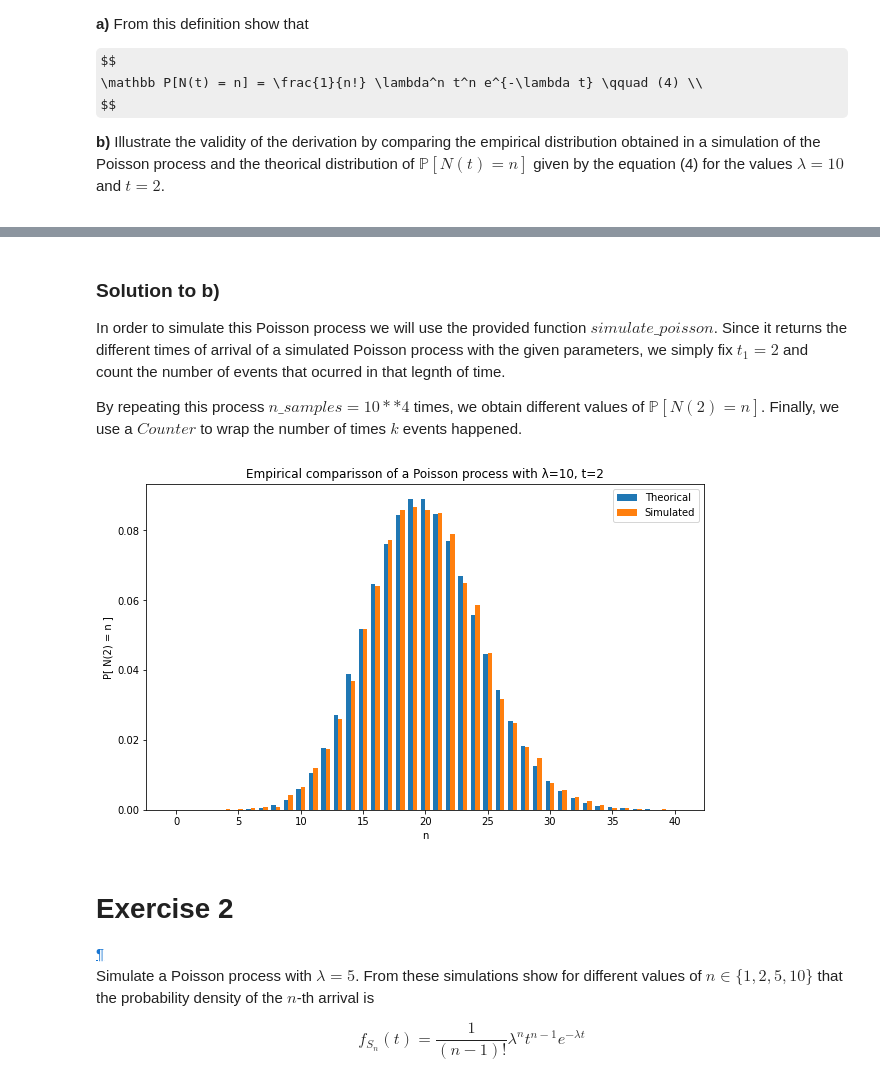
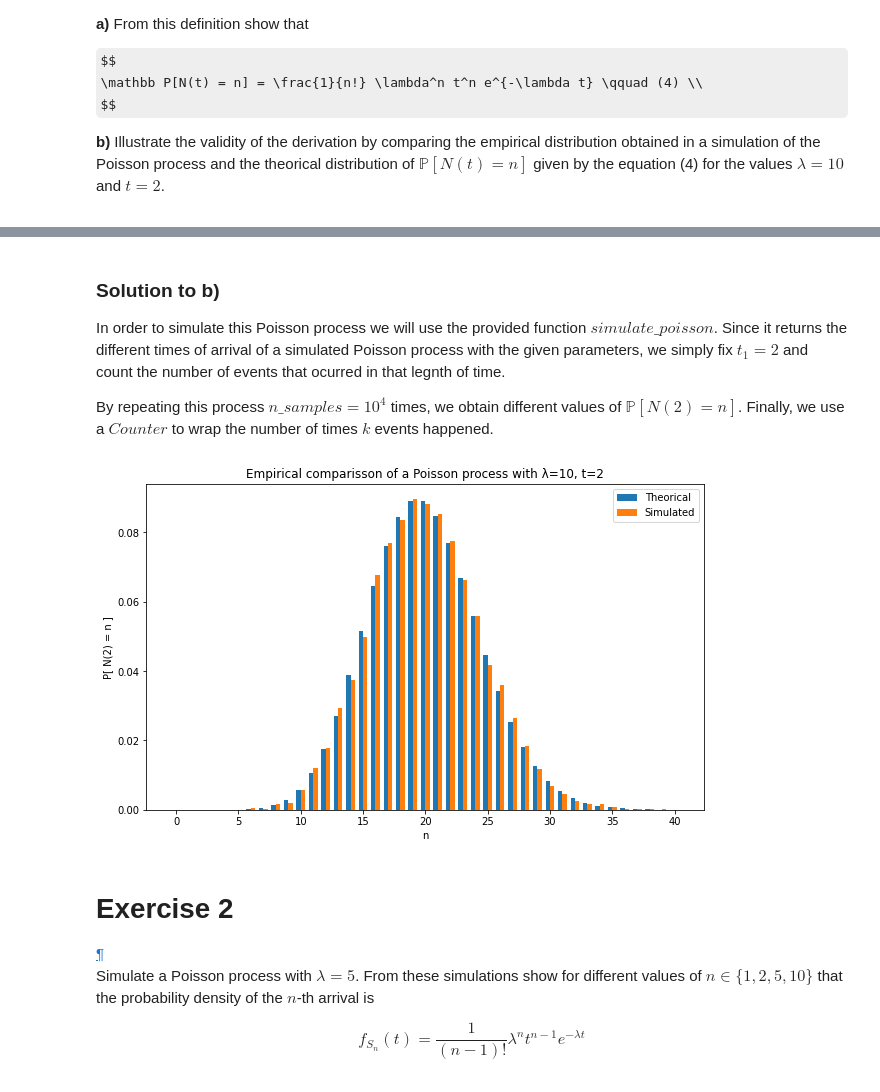
Before and after one commit to Ocete/mcd-pe-continuo, a Jupyter notebook: P1/ejercicios.ipynb, the cells around one changed output, grey strips where cells are left out. Cells and saved outputs as stored; diff of their text form; code cells hidden in the pictures; some formulas as TeX source.

```diff
--- a/P1/ejercicios.ipynb
+++ b/P1/ejercicios.ipynb
@@ -193,32 +191,11 @@ Proving that $x(t)$ as defined in equation (4) is a solution to the differential
 
 In order to simulate this Poisson process we will use the provided function $simulate\_poisson$. Since it returns the different times of arrival of a simulated Poisson process with the given parameters, we simply fix $t_1=2$ and count the number of events that ocurred in that legnth of time.
 
-By repeating this process $n\_samples=10**4$ times, we obtain different values of $\mathbb P[N(2) = n]$. Finally, we use a $Counter$ to wrap the number of times $k$ events happened.
+By repeating this process $n\_samples=10^4$ times, we obtain different values of $\mathbb P[N(2) = n]$. Finally, we use a $Counter$ to wrap the number of times $k$ events happened.
 # %%
-def exercise_1(t=2, max_n=40, lamb=10, n_samples=10**4):
-    # Theoretical
-    ns = np.arange(max_n+1)*1.0
-    y_theoretical = (lamb*t)**ns * np.exp(-lamb*t) / factorial(ns)
-
-    # Simulation
-    counter = Counter([ len(arrival_times) for arrival_times in arrival.simulate_poisson(0, t, lamb, n_samples)])
-    total_count = sum(counter.values())
-    y_simulated = [counter[i]/total_count for i in ns]
-
-    # Plotting
-    width = 0.35
-    plt.figure(figsize=(10, 6))
-    plt.bar(ns - width/2, y_theoretical, width, label='Theorical')
-    plt.bar(ns + width/2, y_simulated, width, label='Simulated')
-
-    plt.xlabel('n')
-    plt.ylabel('P[ N(2) = n ]')
-    plt.title('Empirical comparisson of a Poisson process with λ=10, t=2')
-    plt.legend()
-
-exercise_1()
+ex.exercise_1()
 # %% [output]
-[figure, old version]
+[figure, new version]
 # %% [markdown]
 <div class="myblock exercise">
 <h1>Exercise 2</h1> <a href='#Ejercicio-2' class='anchor-link'>¶</a>
```
Also changed, not shown: parts of 17 cells of this notebook, 2 other files.
